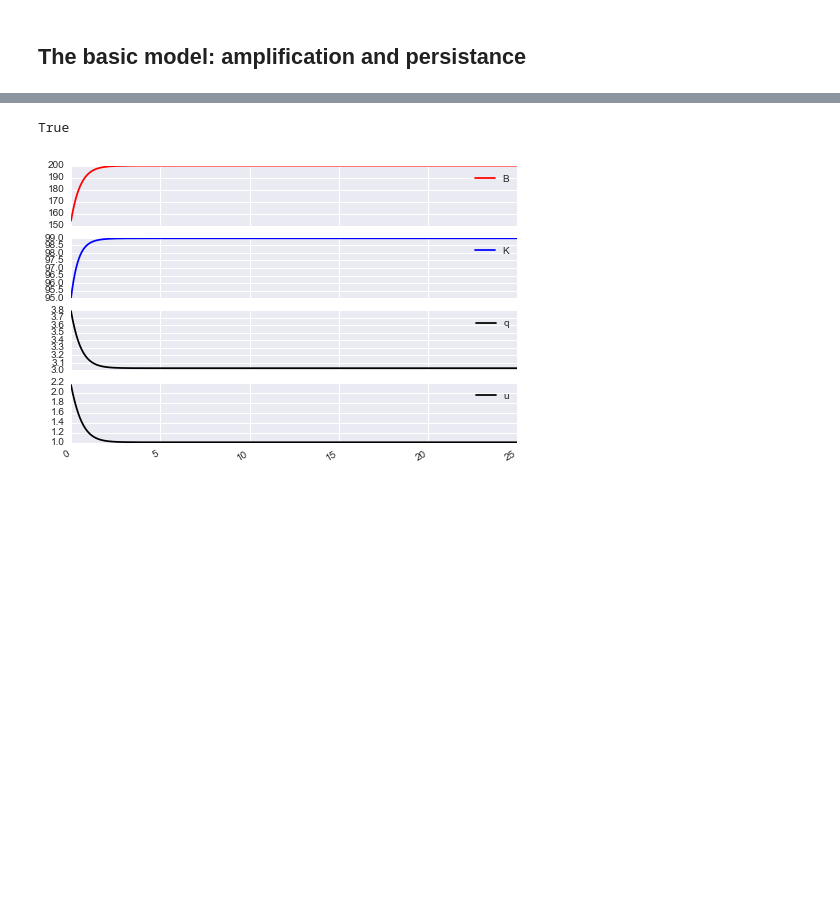
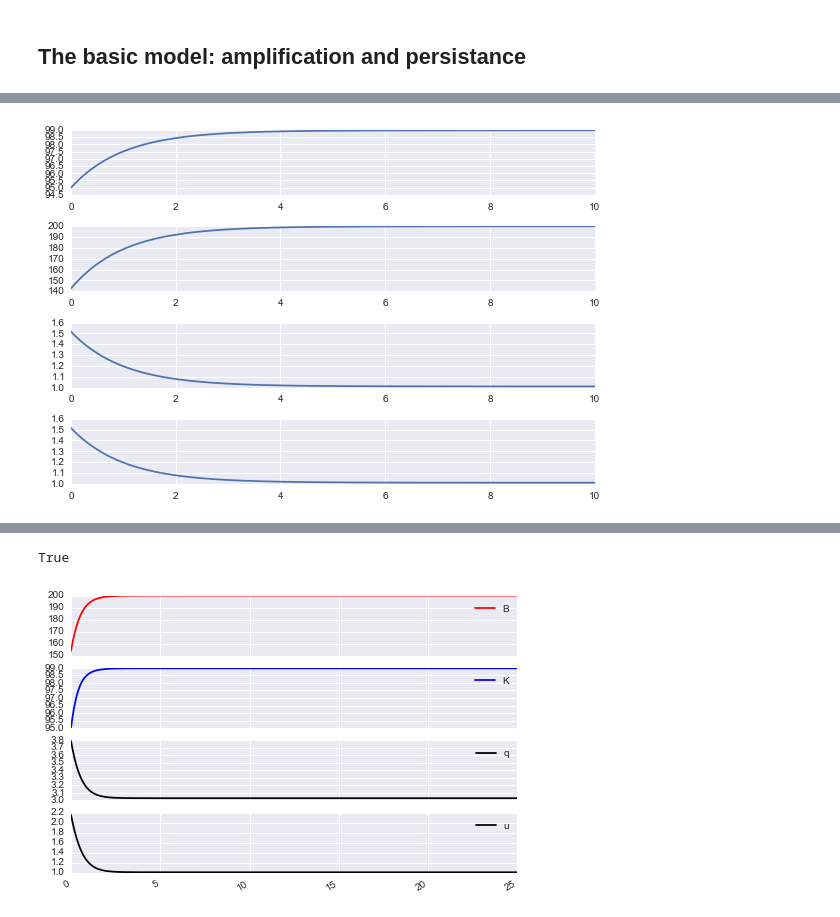
Before and after one commit to davidrpugh/pyCollocation, a Jupyter notebook: examples/credit-cycles.ipynb, the cells around one changed output, grey strips where cells are left out. Saved outputs shown, nothing was run; the diff lists cells and outputs as text; code cells hidden in the pictures; blank space fills up the shorter version.

```diff
--- a/examples/credit-cycles.ipynb
+++ b/examples/credit-cycles.ipynb
@@ -91,0 +106,10 @@ initial_coefs = {'K': initial_capital_poly.coef, 'B': initial_debt_poly.coef,
+# %%
+nodes = pycollocation.PolynomialSolver.collocation_nodes(5, domain, "Chebyshev")
+# %%
+problem = pycollocation.TwoPointBVP(bcs_lower, bcs_upper, 1, 4, rhs, params)
+# %%
+solution = pycollocation.PolynomialSolver.solve({'kind': "Chebyshev"},
+                                                initial_coefs,
+                                                domain,
+                                                nodes,
+                                                problem)
@@ -91,0 +152,14 @@ initial_coefs = {'K': initial_capital_poly.coef, 'B': initial_debt_poly.coef,
+# %%
+K_hat, B_hat, q_hat, u_hat = solution.functions
+# %%
+pts = np.linspace(domain[0], domain[1], 1000)
+fig, axes = plt.subplots(4, 1)
+axes[0].plot(pts, K_hat(pts))
+axes[1].plot(pts, B_hat(pts))
+axes[2].plot(pts, q_hat(pts))
+axes[3].plot(pts, q_hat(pts))
+
+fig.tight_layout()
+plt.show()
+# %% [output]
+[figure, added]
```
Also changed, not shown: parts of 15 cells of this notebook.
